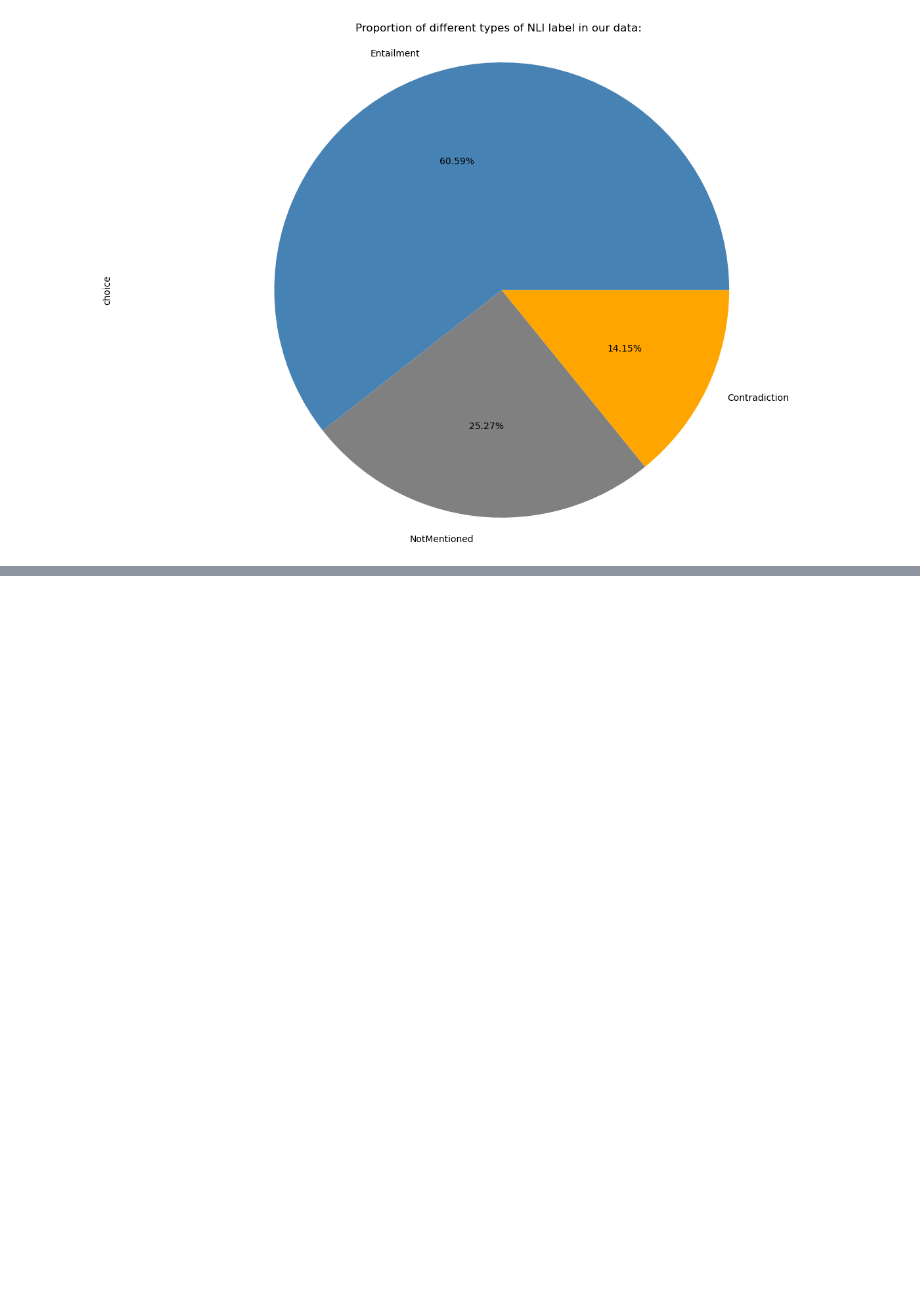
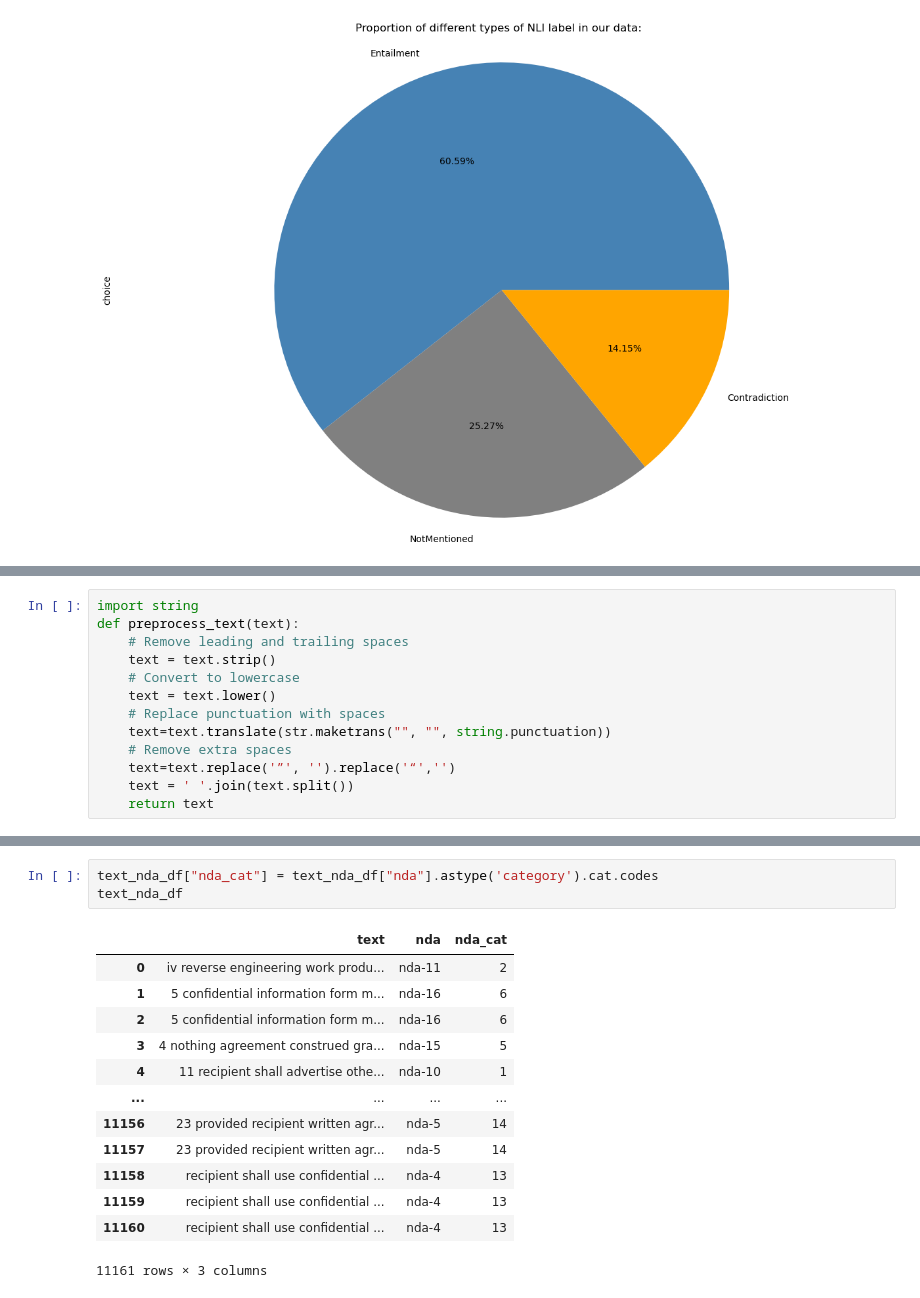
Before and after one commit to sidvsukhi/Text-Summarization-of-T-C, a Jupyter notebook: Project_ContractNLI.ipynb, the cells around one changed output, grey strips where cells are left out. Saved outputs shown, nothing was run; the diff lists cells and outputs as text; blank space fills up the shorter version.

```diff
--- a/Project_ContractNLI.ipynb
+++ b/Project_ContractNLI.ipynb
@@ -328,0 +352,13 @@ plot_nli_label_pie(text_nda_df)
+# %%
+import string
+def preprocess_text(text):
+    # Remove leading and trailing spaces
+    text = text.strip()
+    # Convert to lowercase
+    text = text.lower()
+    # Replace punctuation with spaces
+    text=text.translate(str.maketrans("", "", string.punctuation))
+    # Remove extra spaces
+    text=text.replace('”', '').replace('“','')
+    text = ' '.join(text.split())
+    return text
@@ -328,0 +388,17 @@ plot_nli_label_pie(text_nda_df)
+# %%
+text_nda_df["nda_cat"] = text_nda_df["nda"].astype('category').cat.codes
+text_nda_df
+# %% [output]
+|  | text | nda | nda_cat |
+| 0 | iv reverse engineering work produ... | nda-11 | 2 |
+| 1 | 5 confidential information form m... | nda-16 | 6 |
+| 2 | 5 confidential information form m... | nda-16 | 6 |
+| 3 | 4 nothing agreement construed gra... | nda-15 | 5 |
+| 4 | 11 recipient shall advertise othe... | nda-10 | 1 |
+| ... | ... | ... | ... |
+| 11156 | 23 provided recipient written agr... | nda-5 | 14 |
+| 11157 | 23 provided recipient written agr... | nda-5 | 14 |
+| 11158 | recipient shall use confidential ... | nda-4 | 13 |
+| 11159 | recipient shall use confidential ... | nda-4 | 13 |
+| 11160 | recipient shall use confidential ... | nda-4 | 13 |
+11161 rows × 3 columns
```
Also changed, not shown: parts of 15 cells of this notebook, 1 other file.
